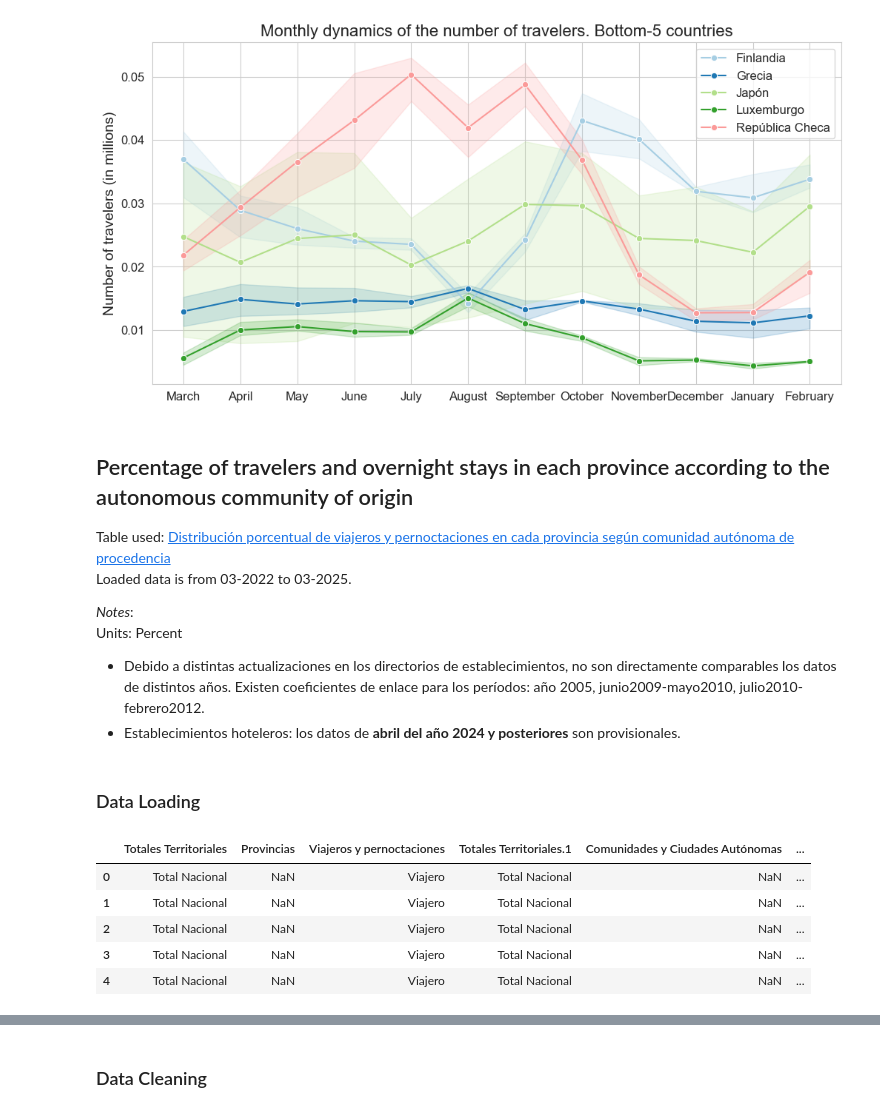
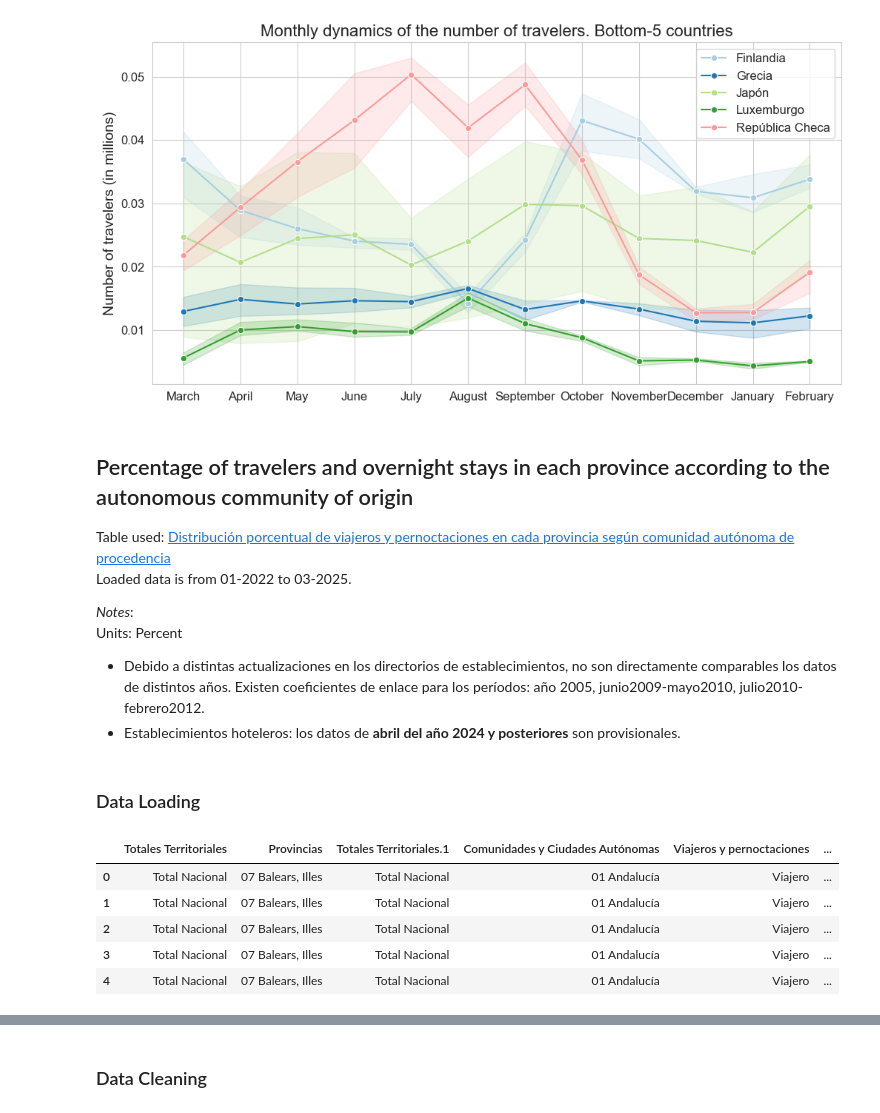
Before and after one commit to luybashu/tourism-accomodations-project, a Jupyter notebook: Scripts/S4_traveler_origin.ipynb, the cells around one changed output, grey strips where cells are left out. Saved outputs shown, nothing was run; the diff lists cells and outputs as text; code cells hidden in the pictures.

```diff
--- a/Scripts/S4_traveler_origin.ipynb
+++ b/Scripts/S4_traveler_origin.ipynb
@@ -261,7 +261,7 @@ plt.show()
 # %% [markdown]
 ## Percentage of travelers and overnight stays in each province according to the autonomous community of origin
 Table used: [Distribución porcentual de viajeros y pernoctaciones en cada provincia según comunidad autónoma de procedencia](https://www.ine.es/jaxiT3/Tabla.htm?t=2069&L=0)
-Loaded data is from 03-2022 to 03-2025.
+Loaded data is from 01-2022 to 03-2025.
 
 *Notes*:
 Units: Percent
@@ -271,14 +271,14 @@ Units: Percent
 # %% [markdown]
 ### Data Loading
 # %%
-df = read_file('INE_Encuesta_de_ocupación_hotelera_2069.csv', encoding='utf-8')
+df = read_file('INE_Encuesta_de_ocupación_hotelera_2069.csv')
 # %% [output]
-|  | Totales Territoriales | Provincias | Viajeros y pernoctaciones | Totales Territoriales.1 | Comunidades y Ciudades Autónomas | ... |
-| 0 | Total Nacional | NaN | Viajero | Total Nacional | NaN | ... |
-| 1 | Total Nacional | NaN | Viajero | Total Nacional | NaN | ... |
-| 2 | Total Nacional | NaN | Viajero | Total Nacional | NaN | ... |
-| 3 | Total Nacional | NaN | Viajero | Total Nacional | NaN | ... |
-| 4 | Total Nacional | NaN | Viajero | Total Nacional | NaN | ... |
+|  | Totales Territoriales | Provincias | Totales Territoriales.1 | Comunidades y Ciudades Autónomas | Viajeros y pernoctaciones | ... |
+| 0 | Total Nacional | 07 Balears, Illes | Total Nacional | 01 Andalucía | Viajero | ... |
+| 1 | Total Nacional | 07 Balears, Illes | Total Nacional | 01 Andalucía | Viajero | ... |
+| 2 | Total Nacional | 07 Balears, Illes | Total Nacional | 01 Andalucía | Viajero | ... |
+| 3 | Total Nacional | 07 Balears, Illes | Total Nacional | 01 Andalucía | Viajero | ... |
+| 4 | Total Nacional | 07 Balears, Illes | Total Nacional | 01 Andalucía | Viajero | ... |
 # %%
 for col in df.drop(['Periodo', 'Total'], axis=1):
     print(df[col].unique())
```
Also changed, not shown: parts of 13 cells of this notebook, 1 other file.
